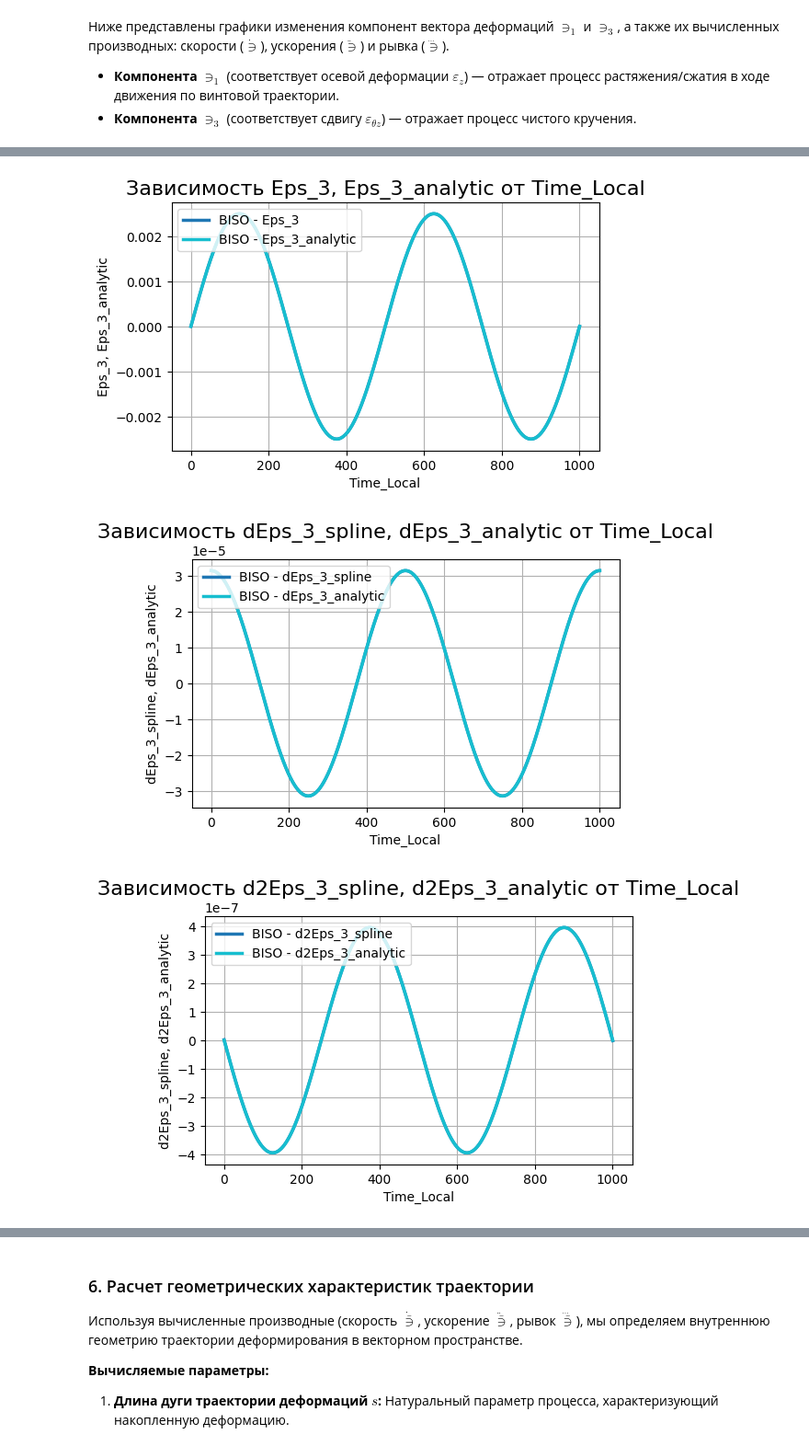
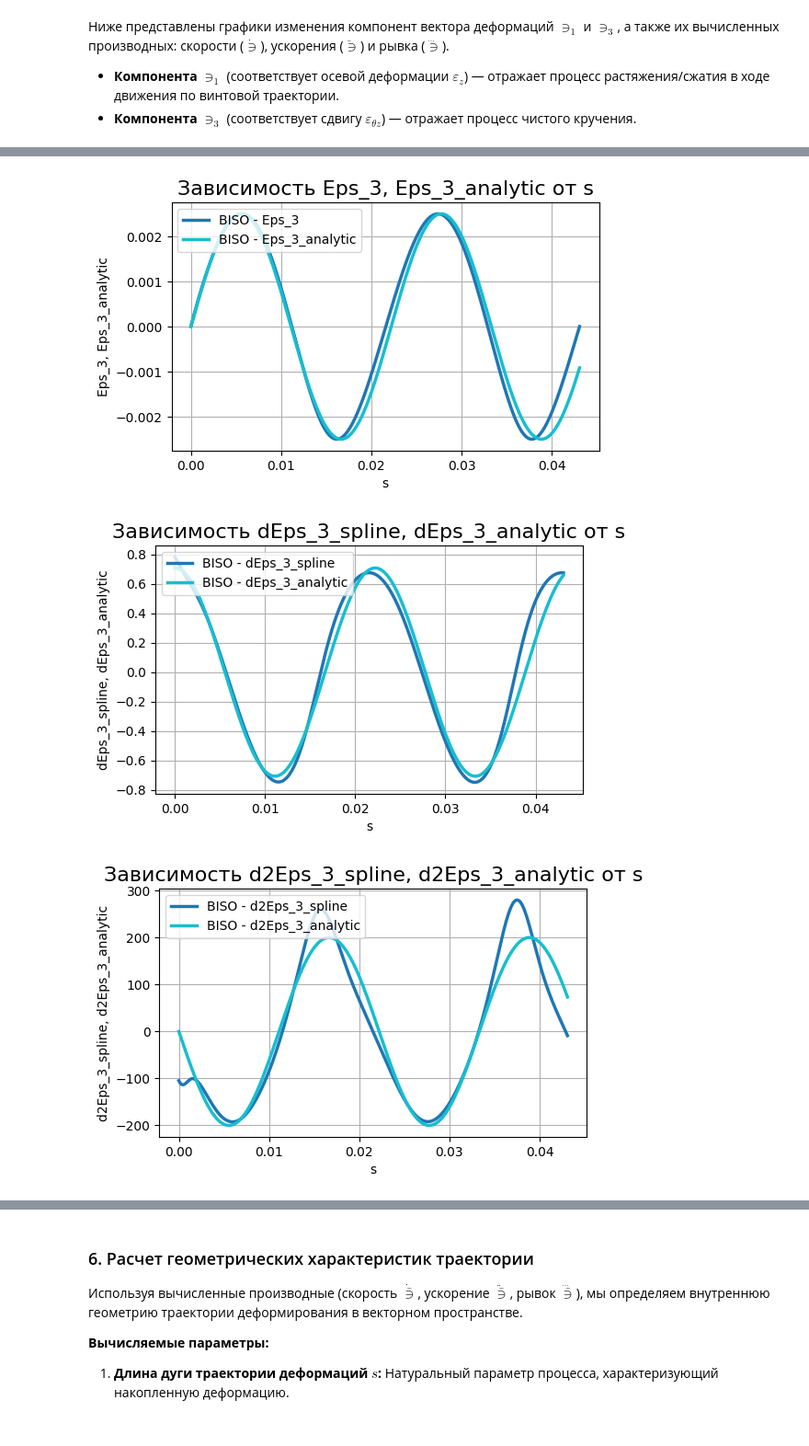
Before and after one commit to ArtemDos/complex_deformations, a Jupyter notebook: P29/ideal_vint/biso.ipynb, the cells around one changed output, grey strips where cells are left out. Shown at 92% size. Saved outputs shown, nothing was run; the diff lists cells and outputs as text; code cells hidden in the pictures.

```diff
--- a/P29/ideal_vint/biso.ipynb
+++ b/P29/ideal_vint/biso.ipynb
@@ -173,0 +129,15 @@ $$ \dot{\varepsilon}_{\theta z} = \frac{\sqrt{3}}{2} c \cdot \cos\alpha \cdot \o
+# %%
+import numpy as np
+import matplotlib.pyplot as plt
+
+d_eps = df_stage2[['Eps_1', 'Eps_2', 'Eps_3']].diff().fillna(0)
+step_length = np.sqrt(d_eps['Eps_1']**2 + d_eps['Eps_2']**2 + d_eps['Eps_3']**2)
+df_stage2['s'] = step_length.cumsum()
+
+plt.figure(figsize=(8, 4))
+plt.plot(df_stage2['Time_Local'], df_stage2['s'], 'b-')
+plt.xlabel('Time Local')
+plt.ylabel('Arc Length (s)')
+plt.title('Длина дуги от времени')
+plt.grid(True)
+plt.show()
@@ -268,7 +248,7 @@ for col in components:
     d1, d2, d3 = compute_spline_derivatives(
         df_stage2,
         col_name=col,
-        time_col="Time_Local",
+        time_col="s",
         s=best_s,
         k=best_k
     )
@@ -311,33 +291,33 @@ plot_xy(
 # %%
 plot_xy(
     data_pairs=[(model_name, df_stage2)],
-    x_col="Time_Local",
+    x_col="s",
     y_cols=["Eps_3",
             "Eps_3_analytic",
         ],
 )
 plot_xy(
     data_pairs=[(model_name, df_stage2)],
-    x_col="Time_Local",
+    x_col="s",
     y_cols=["dEps_3_spline",
             "dEps_3_analytic",
         ],
 )
 plot_xy(
     data_pairs=[(model_name, df_stage2)],
-    x_col="Time_Local",
+    x_col="s",
     y_cols=["d2Eps_3_spline",
             "d2Eps_3_analytic",
         ],
 )
 plot_xy(
     data_pairs=[(model_name, df_stage2)],
-    x_col="Time_Local",
+    x_col="s",
     y_cols=["d3Eps_3_spline",
             "d3Eps_3_analytic"
         ],
 )
 # %% [output]
-[figure, old version]
+[figure, new version]
-[figure, old version]
+[figure, new version]
-[figure, old version]
+[figure, new version]
```
Also changed, not shown: parts of 23 cells of this notebook.
